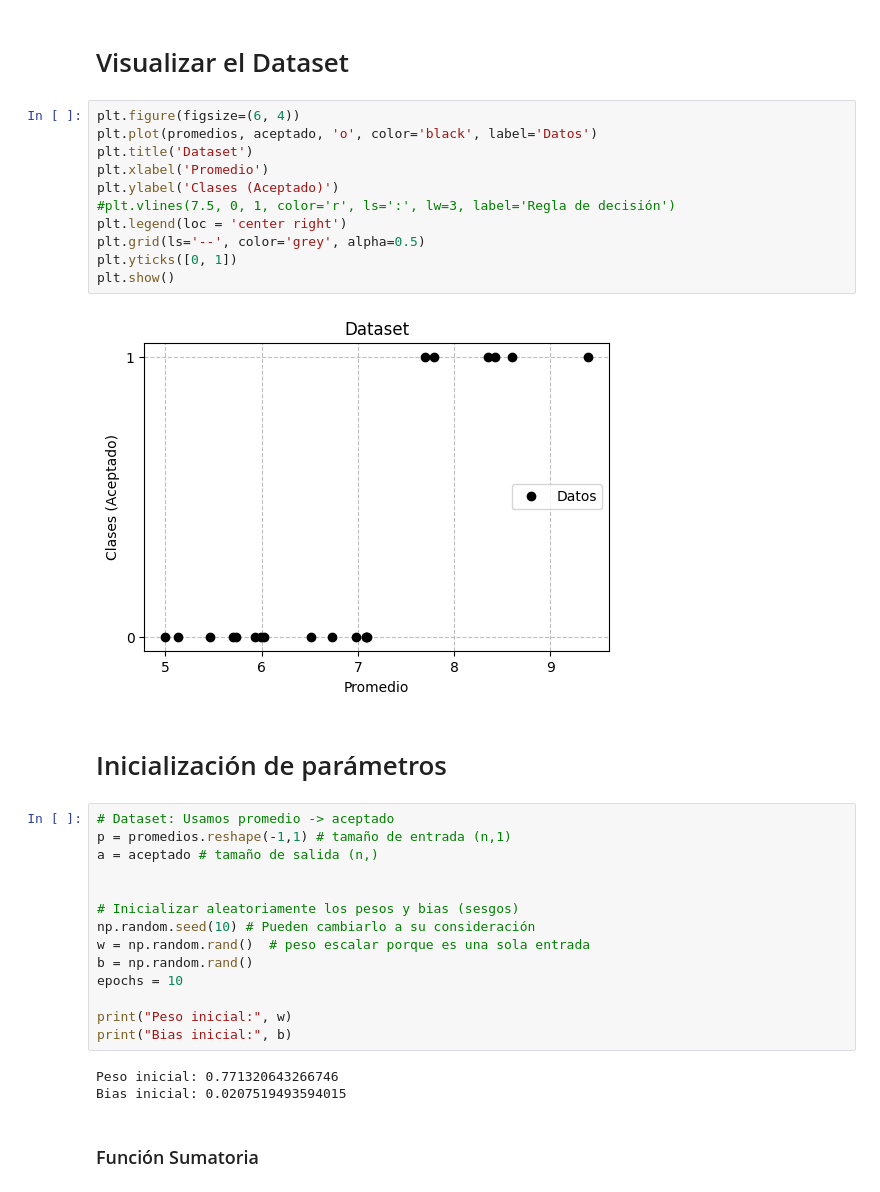
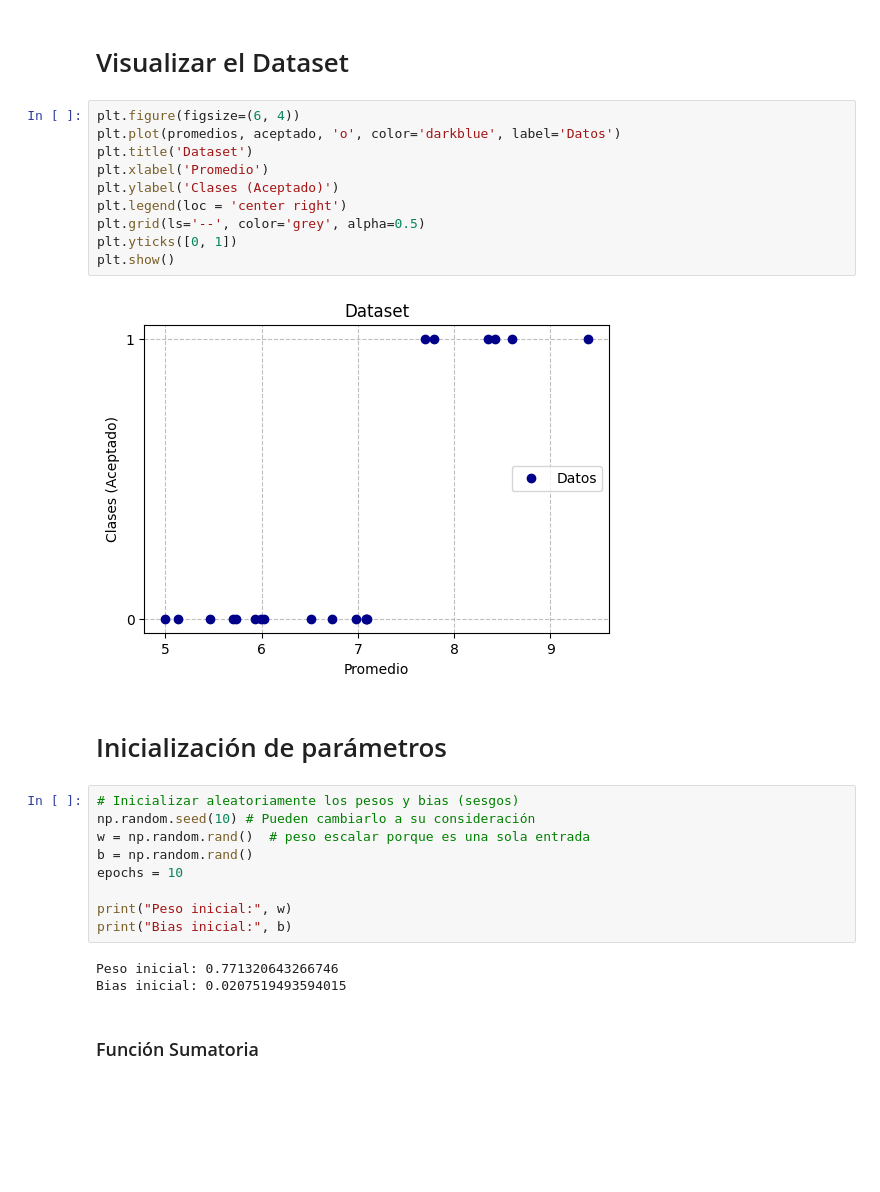
Before and after one commit to gabrielcarcedo/Programa-Intensivo-en-Ciencia-de-Datos-De-los-Fundamentos-al-Deep-Learning, a Jupyter notebook: Notebooks/Sesión 1/PICD_Perceptrón_1.ipynb, the cells around one changed output. Saved outputs shown, nothing was run; the diff lists cells and outputs as text; blank space fills up the shorter version.

```diff
--- a/Notebooks/Sesión 1/PICD_Perceptrón_1.ipynb
+++ b/Notebooks/Sesión 1/PICD_Perceptrón_1.ipynb
@@ -217,25 +228,19 @@ Promedio: 5.99 → Aceptado: 0
 # Visualizar el Dataset
 # %%
 plt.figure(figsize=(6, 4))
-plt.plot(promedios, aceptado, 'o', color='black', label='Datos')
+plt.plot(promedios, aceptado, 'o', color='darkblue', label='Datos')
 plt.title('Dataset')
 plt.xlabel('Promedio')
 plt.ylabel('Clases (Aceptado)')
-#plt.vlines(7.5, 0, 1, color='r', ls=':', lw=3, label='Regla de decisión')
 plt.legend(loc = 'center right')
 plt.grid(ls='--', color='grey', alpha=0.5)
 plt.yticks([0, 1])
 plt.show()
 # %% [output]
-[figure, old version]
+[figure, new version]
 # %% [markdown]
 # Inicialización de parámetros
 # %%
-# Dataset: Usamos promedio -> aceptado
-p = promedios.reshape(-1,1) # tamaño de entrada (n,1)
-a = aceptado # tamaño de salida (n,)
-
-
 # Inicializar aleatoriamente los pesos y bias (sesgos)
 np.random.seed(10) # Pueden cambiarlo a su consideración
 w = np.random.rand()  # peso escalar porque es una sola entrada
```
Also changed, not shown: parts of 48 cells of this notebook.
